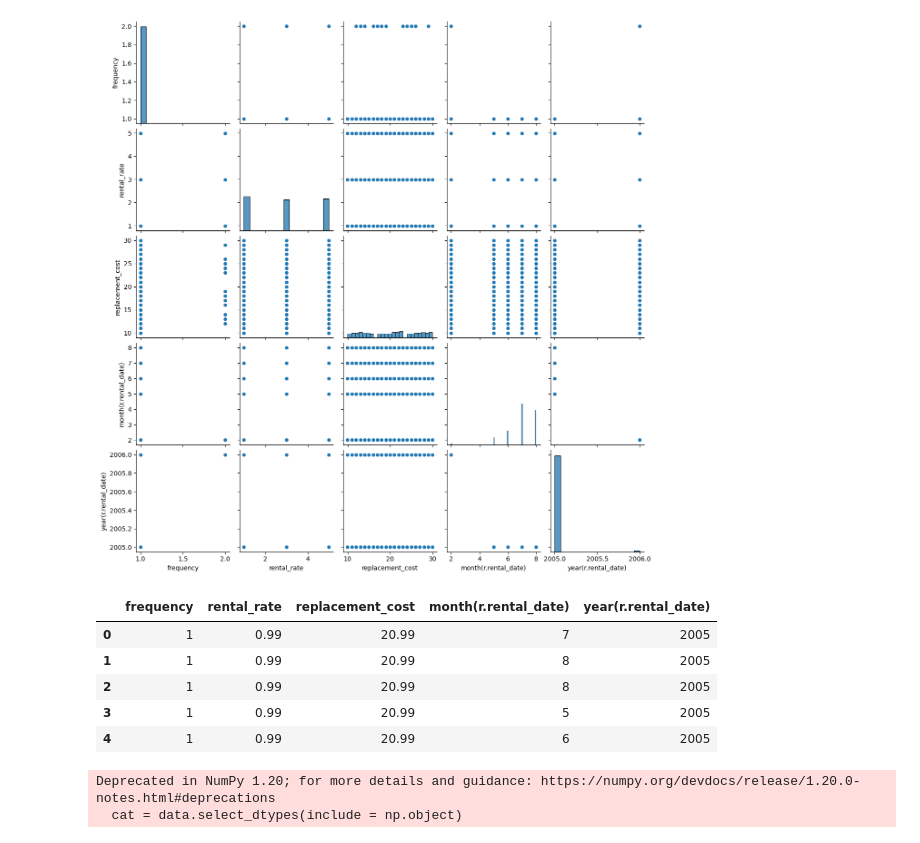
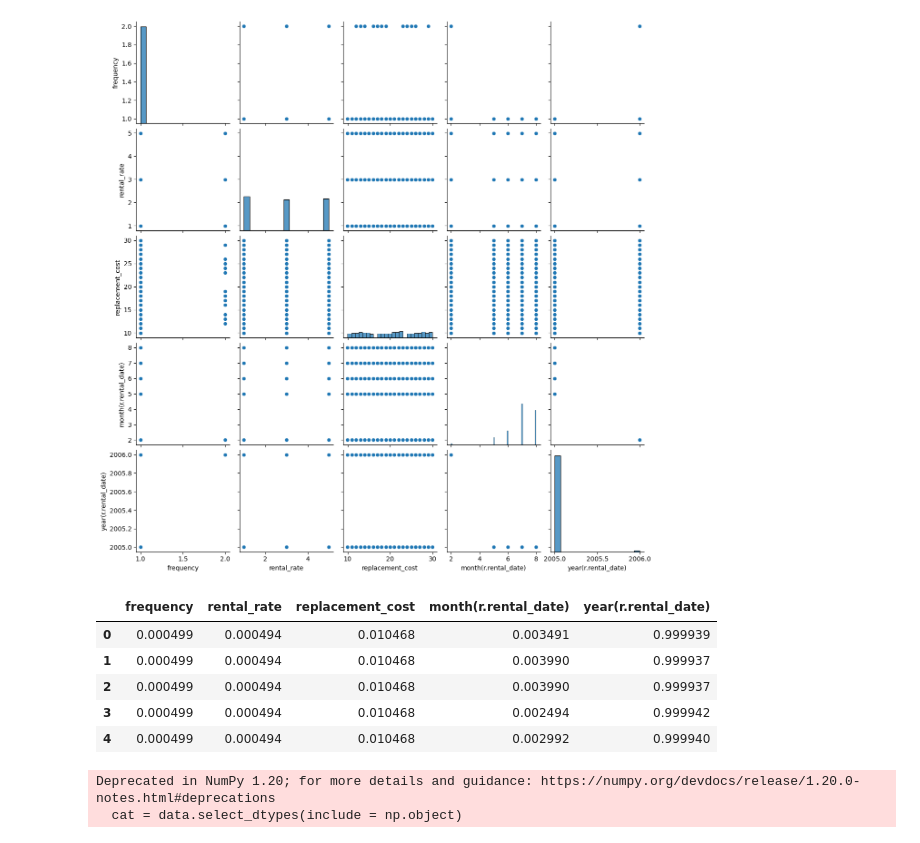
Before and after one commit to ironhack-labs/lab-predictions-logistic-regression, a Jupyter notebook: lab-predictions-logistic-regression.ipynb, the cells around one changed output. Cells and saved outputs as stored; diff of their text form; code cells hidden in the pictures.

```diff
--- a/lab-predictions-logistic-regression.ipynb
+++ b/lab-predictions-logistic-regression.ipynb
@@ -100,16 +100,22 @@ sns.pairplot(data)
 # %%
 import numpy as np
 from sklearn.preprocessing import Normalizer
 
 X = data.select_dtypes(include = np.number)
 X.head()
+
+transformer = Normalizer().fit(X)
+x_normalized = transformer.transform(X)
+x = pd.DataFrame(x_normalized)
+x.columns = X.columns
+x.head()
 # %% [output]
 |  | frequency | rental_rate | replacement_cost | month(r.rental_date) | year(r.rental_date) |
-| 0 | 1 | 0.99 | 20.99 | 7 | 2005 |
-| 1 | 1 | 0.99 | 20.99 | 8 | 2005 |
-| 2 | 1 | 0.99 | 20.99 | 8 | 2005 |
-| 3 | 1 | 0.99 | 20.99 | 5 | 2005 |
-| 4 | 1 | 0.99 | 20.99 | 6 | 2005 |
+| 0 | 0.000499 | 0.000494 | 0.010468 | 0.003491 | 0.999939 |
+| 1 | 0.000499 | 0.000494 | 0.010468 | 0.003990 | 0.999937 |
+| 2 | 0.000499 | 0.000494 | 0.010468 | 0.003990 | 0.999937 |
+| 3 | 0.000499 | 0.000494 | 0.010468 | 0.002494 | 0.999942 |
+| 4 | 0.000499 | 0.000494 | 0.010468 | 0.002992 | 0.999940 |
 # %%
 cat = data.select_dtypes(include = np.object)
 cat
```
Also changed, not shown: parts of 3 cells of this notebook.
